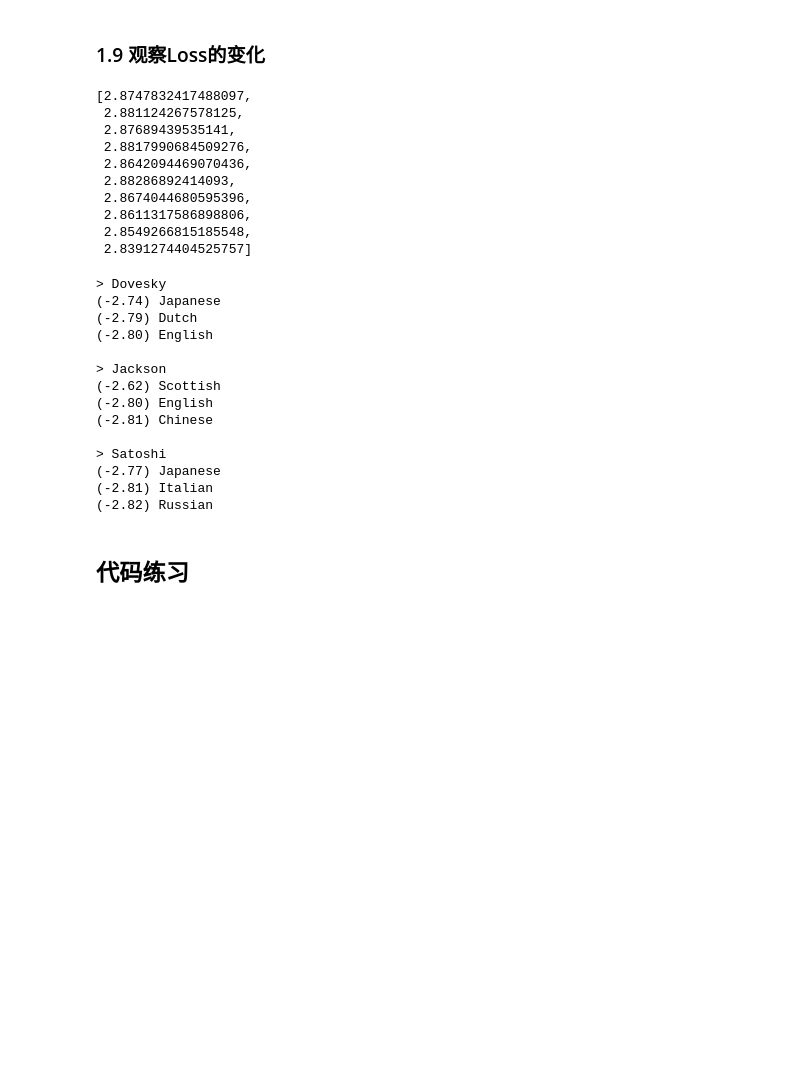
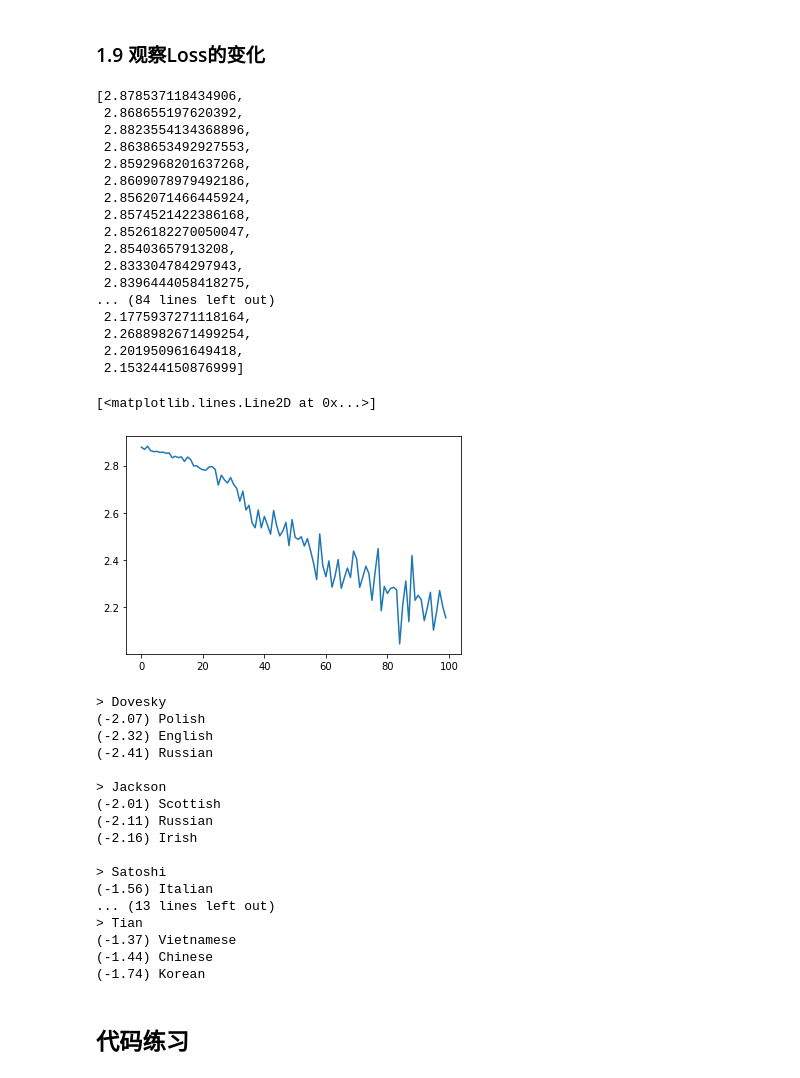
Before and after one commit to fuliufuliu/KKB_NLP_Study, a Jupyter notebook: Lesson7 RNN/assignment-07-rnn.ipynb, the cells around one changed output. Saved outputs shown, nothing was run; the diff lists cells and outputs as text; code cells hidden in the pictures; blank space fills up the shorter version.

```diff
--- a/Lesson7 RNN/assignment-07-rnn.ipynb
+++ b/Lesson7 RNN/assignment-07-rnn.ipynb
@@ -259,8 +280,6 @@ category = Greek / line = Gravari
 # %%
-criterion = nn.CrossEntropyLoss()
+crossEntropyLoss = nn.CrossEntropyLoss()
 # %%
-learning_rate = 0.005 # If you set this too high, it might explode. If too low, it might not learn
-
 def train(category_tensor, line_tensor):
     hidden = rnn.initHidden()
 
@@ -269,7 +288,7 @@ def train(category_tensor, line_tensor):
     for i in range(line_tensor.size()[0]):
         output, hidden = rnn(line_tensor[i], hidden)
 
-    loss = criterion(output, category_tensor)
+    loss = crossEntropyLoss(output, category_tensor)
     loss.backward()
 
     # Add parameters' gradients to their values, multiplied by learning rate
@@ -278,10 +297,8 @@ def train(category_tensor, line_tensor):
 
     return output, loss.item()
 # %%
-import time
-import math
-
-n_iters = 1000 # 这个数字你可以调大一些
+learning_rate = 0.005 # If you set this too high, it might explode. If too low, it might not learn
+n_iters = 10000 # 这个数字你可以调大一些
 print_every = 500
 plot_every = 100
 
@@ -289,13 +306,6 @@ plot_every = 100
 # Keep track of losses for plotting
 current_loss = 0
 all_losses = []
-
-def time_since(since):
-    now = time.time()
-    s = now - since
-    m = math.floor(s / 60)
-    s -= m * 60
-    return '%dm %ds' % (m, s)
 
 start = time.time()
 
@@ -322,20 +350,30 @@ for iter in range(1, n_iters + 1):
 # %%
 all_losses
 # %% [output]
-[2.8747832417488097,
- 2.881124267578125,
- 2.87689439535141,
- 2.8817990684509276,
- 2.8642094469070436,
- 2.88286892414093,
- 2.8674044680595396,
- 2.8611317586898806,
- 2.8549266815185548,
- 2.8391274404525757]
+[2.878537118434906,
+ 2.868655197620392,
+ 2.8823554134368896,
+ 2.8638653492927553,
+ 2.8592968201637268,
+ 2.8609078979492186,
+ 2.8562071466445924,
+ 2.8574521422386168,
+ 2.8526182270050047,
+ 2.85403657913208,
+ 2.833304784297943,
+ 2.8396444058418275,
+... (84 lines left out)
+ 2.1775937271118164,
+ 2.2688982671499254,
+ 2.201950961649418,
+ 2.153244150876999]
 # %%
 %matplotlib inline
 # %%
-#plt.plot(all_losses)
+plt.plot(all_losses)
+# %% [output]
+[<matplotlib.lines.Line2D at 0x...>]
+[figure, added]
 # %%
 def evaluate(line_tensor):
     hidden = rnn.initHidden()
@@ -351,7 +389,7 @@ def predict(input_line, n_predictions=3):
         output = evaluate(line_to_tensor(input_line))
 
         # Get top N categories
-        topv, topi = output.topk(n_predictions, 1, True)
+        topv, topi = output.topk(n_predictions, 1)
         predictions = []
 
         for i in range(n_predictions):
@@ -363,21 +401,27 @@ def predict(input_line, n_predictions=3):
 predict('Dovesky')
 predict('Jackson')
 predict('Satoshi')
+predict('Liu')
+predict('Sun')
+predict('Tian')
 # %% [output]
 > Dovesky
-(-2.74) Japanese
-(-2.79) Dutch
-(-2.80) English
+(-2.07) Polish
+(-2.32) English
+(-2.41) Russian
 
 > Jackson
-(-2.62) Scottish
-(-2.80) English
-(-2.81) Chinese
+(-2.01) Scottish
+(-2.11) Russian
+(-2.16) Irish
 
 > Satoshi
-(-2.77) Japanese
-(-2.81) Italian
-(-2.82) Russian
+(-1.56) Italian
+... (13 lines left out)
+> Tian
+(-1.37) Vietnamese
+(-1.44) Chinese
+(-1.74) Korean
 # %% [markdown]
 ## 代码练习
 # %% [markdown]
```
Also changed, not shown: parts of 16 cells of this notebook.
